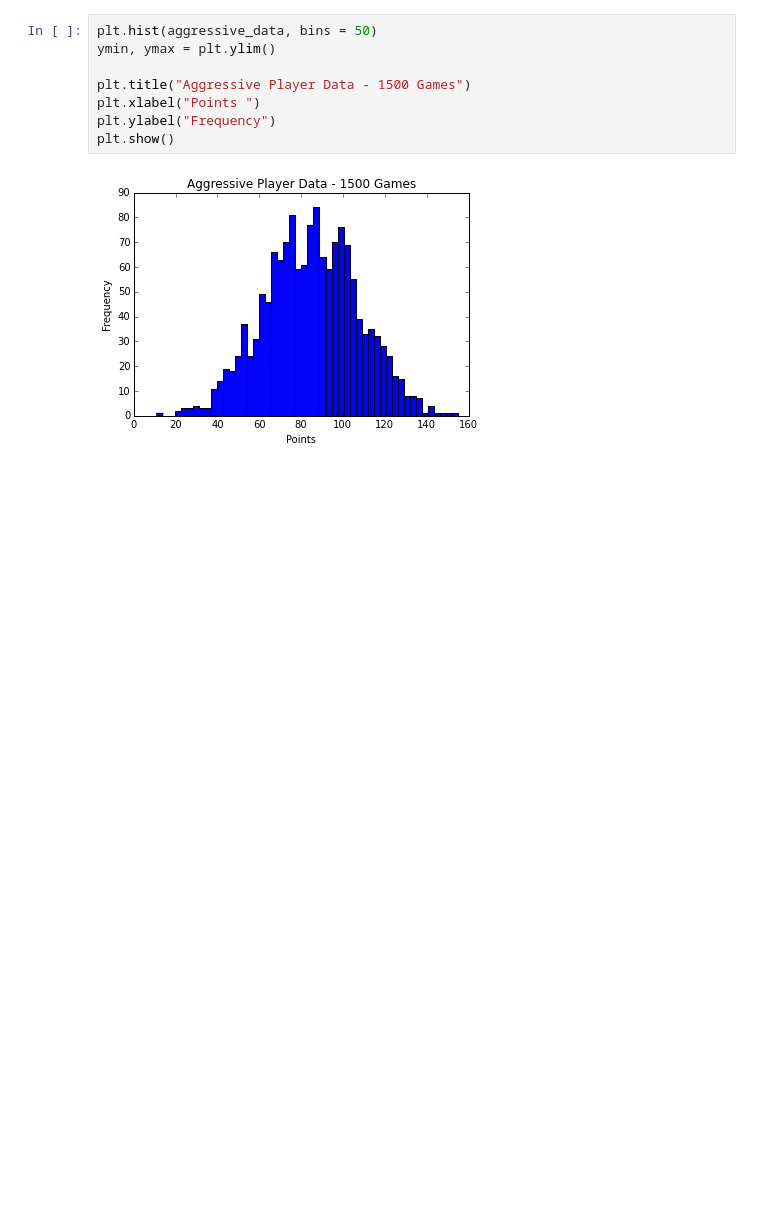
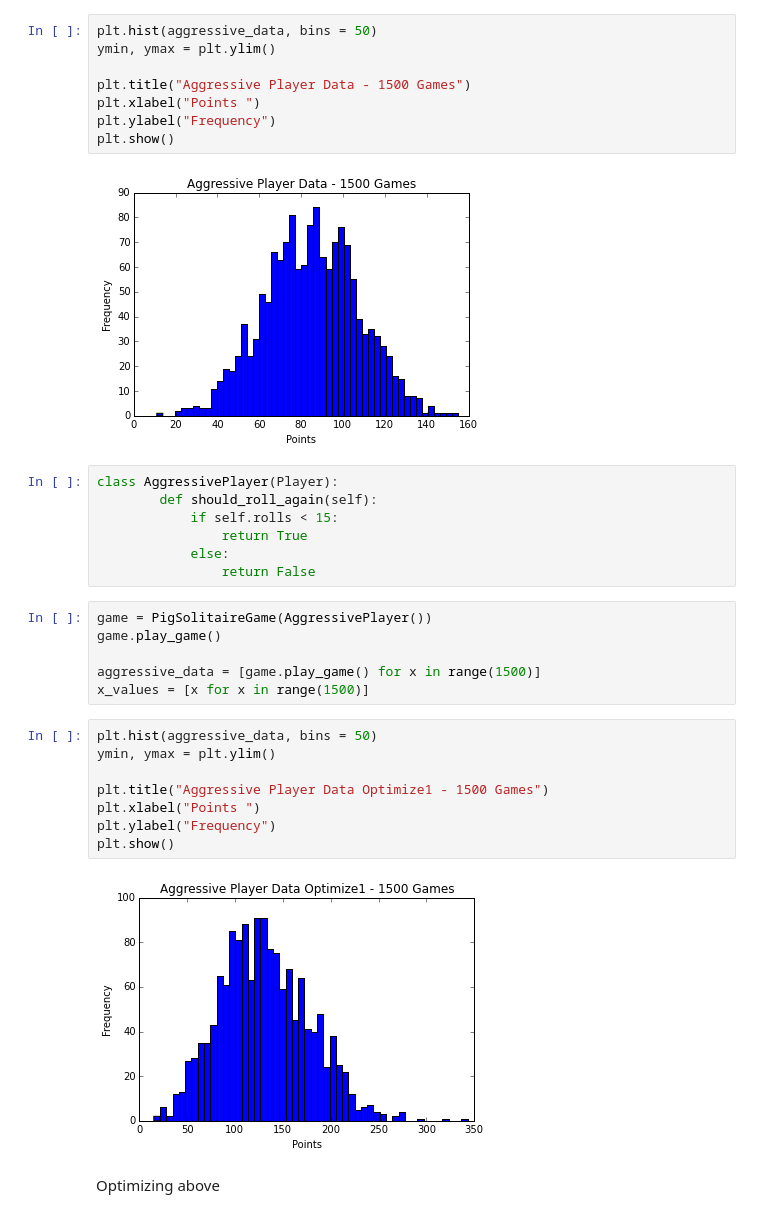
Before and after one commit to JermaineKee/ultimate-pig, a Jupyter notebook: ultimate_pig.ipynb, the cells around one changed output. Drawn from its saved outputs; the diff is of its cells as text; blank space fills up the shorter version.

```diff
--- a/ultimate_pig.ipynb
+++ b/ultimate_pig.ipynb
@@ -116,3 +116,29 @@ plt.ylabel("Frequency")
 plt.show()
 # %% [output]
 [figure]
+# %%
+class AggressivePlayer(Player):
+        def should_roll_again(self):
+            if self.rolls < 15:
+                return True
+            else:
+                return False
+# %%
+game = PigSolitaireGame(AggressivePlayer())
+game.play_game()
+
+aggressive_data = [game.play_game() for x in range(1500)]
+x_values = [x for x in range(1500)]
+# %%
+plt.hist(aggressive_data, bins = 50)
+ymin, ymax = plt.ylim()
+
+plt.title("Aggressive Player Data Optimize1 - 1500 Games")
+plt.xlabel("Points ")
+plt.ylabel("Frequency")
+plt.show()
+# %% [output]
+[figure, added]
+# %% [markdown]
+
+Optimizing above
```
Also changed, not shown: parts of 5 cells of this notebook.
